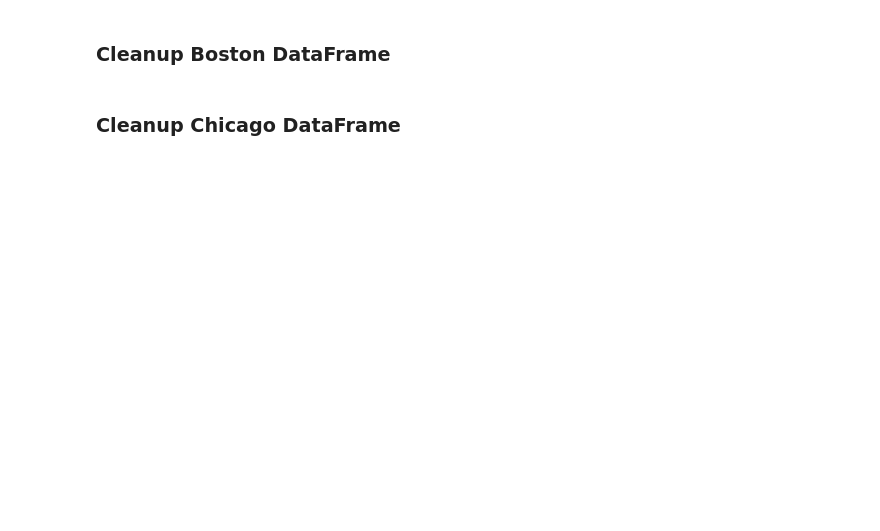
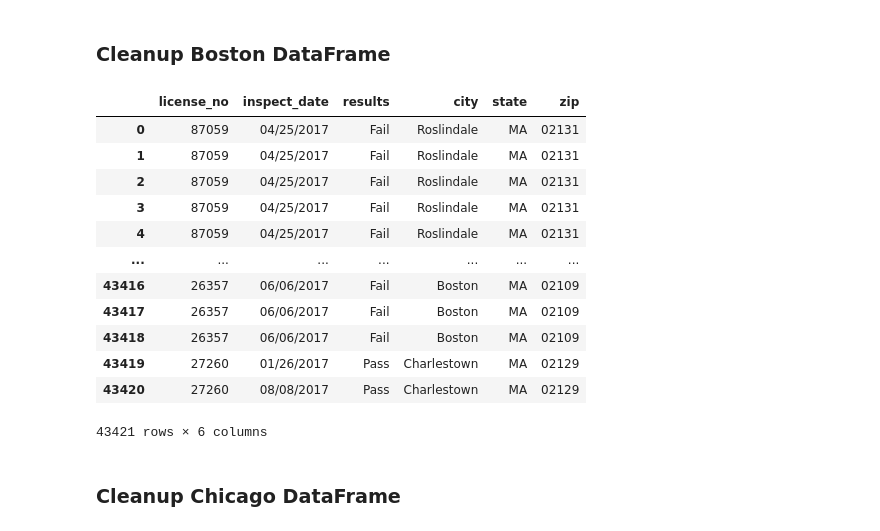
Before and after one commit to keithhorbin/Food-Inspection-ETL, a Jupyter notebook: ETL_master_file.ipynb, the cells around one changed output. Saved outputs shown, nothing was run; the diff lists cells and outputs as text; code cells hidden in the pictures; blank space fills up the shorter version.

```diff
--- a/ETL_Atul.ipynb
+++ b/ETL_master_file.ipynb
@@ -49,28 +49,57 @@ census_data_df.head()
 ### Cleanup Boston DataFrame
 # %%
 # Select only the columns that we want and rename them in the DataFrame
-new_boston_data_df = boston_data_df[["licenseno","resultdttm","city","state","zip"]]
+new_boston_data_df = boston_data_df[["licenseno","resultdttm","result", "city", "state", "zip"]]
 new_boston_data_df = new_boston_data_df.rename(columns={"licenseno": "license_no",
                                                         "resultdttm": "inspect_date",
+                                                        "result": "results",
                                                         })
+# Reclassify pass/fail categories
+new_boston_data_df["results"].replace({"HE_Closure":"Fail",
+                                       "HE_Fail":"Fail",
+                                       "HE_FailExt":"Fail",
+                                       "HE_FAILNOR":"Fail",
+                                       "HE_Filed":"Fail",
+                                       "HE_Hearing":"Fail",
+                                       "HE_Misc":"Misc",
+                                       "HE_NotReq":"Misc",
+                                       "HE_OutBus":"Out of Business",
+                                       "HE_Pass":"Pass",
+                                       "HE_TSOP":"Fail",
+                                       "Pass":"Pass",
+                                      }, inplace=True)
 
 # Drop any null or missing values
 new_boston_data_df.dropna(inplace=True)
 
 # Convert inspect_date to datetime data type
 new_boston_data_df['inspect_date'] = pd.to_datetime(new_boston_data_df['inspect_date']).dt.strftime('%m/%d/%Y')
 
 # Cleanup the zip code column by applying a format that adds a preceding zero
 # And makes the length of the zipcode column to 5 digit
 new_boston_data_df['zip'] = new_boston_data_df['zip'].apply(lambda x: '{0:0>5}'.format(x))
 
 # Verify data types and counts
 #print(new_boston_data_df.dtypes)
 #print(new_boston_data_df.count())
 
 # Group DataFrame on license number and inspection date
 #new_boston_data_df = new_boston_data_df.groupby(['license_no', 'inspect_date'])
-#new_boston_data_df.first()
+new_boston_data_df
+# %% [output]
+|  | license_no | inspect_date | results | city | state | zip |
+| 0 | 87059 | 04/25/2017 | Fail | Roslindale | MA | 02131 |
+| 1 | 87059 | 04/25/2017 | Fail | Roslindale | MA | 02131 |
+| 2 | 87059 | 04/25/2017 | Fail | Roslindale | MA | 02131 |
+| 3 | 87059 | 04/25/2017 | Fail | Roslindale | MA | 02131 |
+| 4 | 87059 | 04/25/2017 | Fail | Roslindale | MA | 02131 |
+| ... | ... | ... | ... | ... | ... | ... |
+| 43416 | 26357 | 06/06/2017 | Fail | Boston | MA | 02109 |
+| 43417 | 26357 | 06/06/2017 | Fail | Boston | MA | 02109 |
+| 43418 | 26357 | 06/06/2017 | Fail | Boston | MA | 02109 |
+| 43419 | 27260 | 01/26/2017 | Pass | Charlestown | MA | 02129 |
+| 43420 | 27260 | 08/08/2017 | Pass | Charlestown | MA | 02129 |
+43421 rows × 6 columns
 # %% [markdown]
 ### Cleanup Chicago DataFrame
 # %%
```
Also changed, not shown: parts of 17 cells of this notebook, 3 other files.
